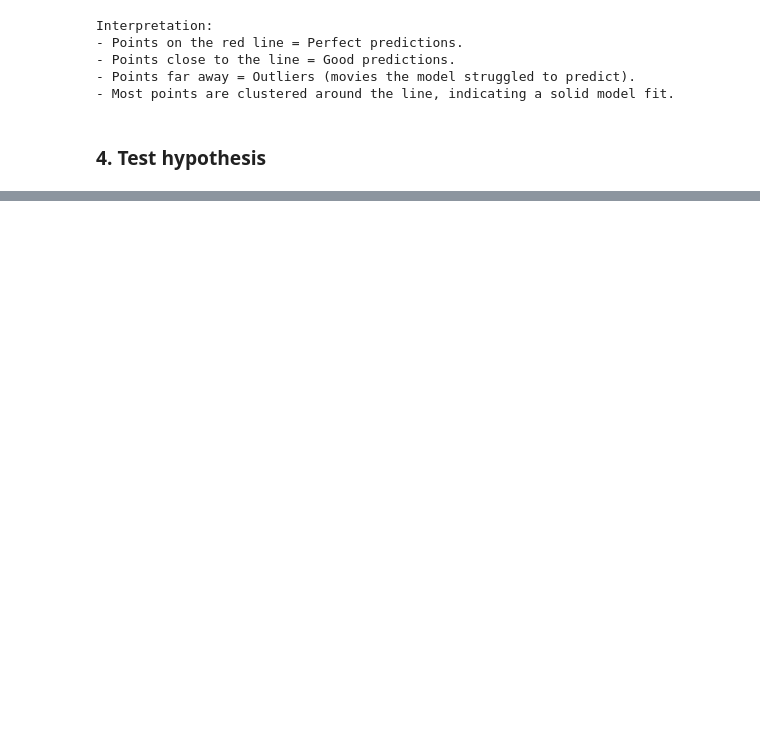
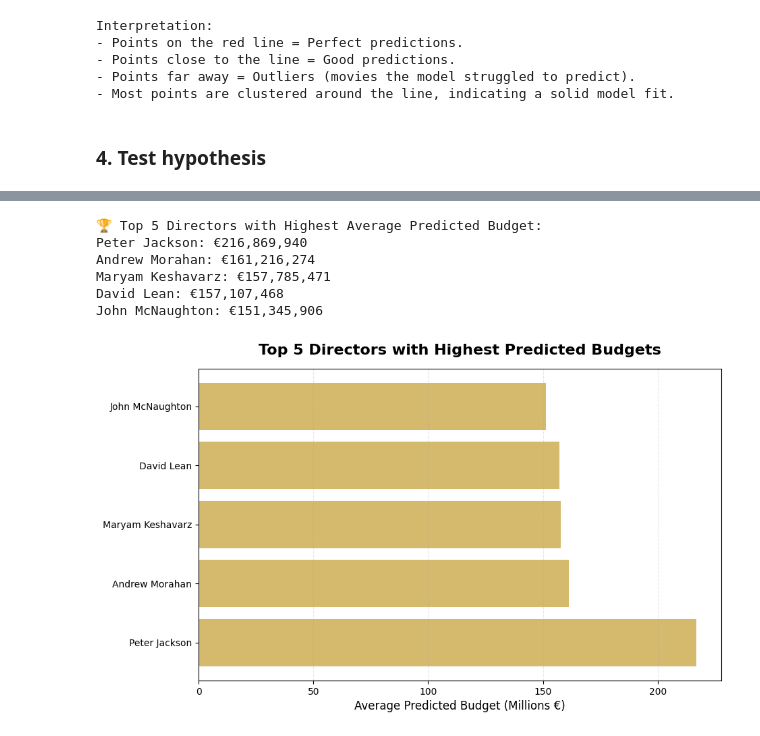
Before and after one commit to franciscandradegit/New-Block-Buster, a Jupyter notebook: notebooks/H2_model_training.ipynb, the cells around one changed output, grey strips where cells are left out. Cells and saved outputs as stored; diff of their text form; code cells hidden in the pictures; blank space fills up the shorter version.

```diff
--- a/notebooks/H2_model_training.ipynb
+++ b/notebooks/H2_model_training.ipynb
@@ -555,0 +563,80 @@ The data confirms that studios do not allocate budgets randomly. They explicitly
+# %%
+# 1. Load Config
+with open("../config.yaml", "r") as file:
+    config = yaml.safe_load(file)
+
+# 2. Load Raw Data (for Director Names and IDs)
+raw_df = pd.read_csv(config["input_data"]["file1"])
+# Create a map: director_label -> director_name
+# We need to replicate the LabelEncoder logic.
+# The encoder sorts unique directors alphabetically.
+unique_directors = raw_df['director'].dropna().sort_values().unique()
+label_to_name = {label: name for label, name in enumerate(unique_directors)}
+
+# 3. Load the UNSCALED X_test to get the director_label back
+# You saved this as file8 in your config
+path_x_test = config["output_data"]["file8"]
+X_test_raw = pd.read_csv(path_x_test, index_col=0) # Restore index if saved
+
+# Check if 'director_label' is in this file
+if 'director_label' in X_test_raw.columns:
+    # Get the labels
+    test_labels = X_test_raw['director_label']
+
+    # Map labels to names
+    test_director_names = test_labels.map(label_to_name)
+
+    # 4. Get Predictions (from the scaled model)
+    # We assume X_test_scaled is still in memory and rows correspond to X_test_raw
+    y_pred_log = best_model.predict(X_test_scaled)
+
+    # 5. Create DataFrame
+    results_df = pd.DataFrame({
+        'director': test_director_names,
+        'predicted_budget_euros': np.expm1(y_pred_log)
+    })
+
+    # 6. Group and Average
+    director_avg = results_df.groupby('director')['predicted_budget_euros'].mean().sort_values(ascending=False)
+
+    print("Top 5 Directors with Highest Average Predicted Budget:")
+    top_5 = director_avg.head(5)
+
+    for director, budget in top_5.items():
+        print(f"{director}: €{budget:,.0f}")
+
+else:
+    print("'director_label' not found in unscaled X_test. It might have been dropped.")
+    print("Columns in X_test:", X_test_raw.columns.tolist())
+# %% [output]
+🏆 Top 5 Directors with Highest Average Predicted Budget:
+Peter Jackson: €216,869,940
+Andrew Morahan: €161,216,274
+Maryam Keshavarz: €157,785,471
+David Lean: €157,107,468
+John McNaughton: €151,345,906
+# %%
+# 1. Prepare the data (from your previous result)
+# We already have 'director_avg' from the previous code block
+top_5 = director_avg.head(5)
+
+# Convert to Millions for easier reading on the chart
+top_5_millions = top_5 / 1_000_000
+
+# 2. Create the plot
+plt.figure(figsize=(10, 6))
+
+# Create a horizontal bar chart (easier to read names)
+# Using a gradient color map or a single strong color
+colors = sns.color_palette("viridis", len(top_5_millions))
+
+bars = plt.barh(top_5_millions.index, top_5_millions.values, color='#D5BA6D')
+
+# 3. Add labels and title
+plt.xlabel('Average Predicted Budget (Millions €)', fontsize=12)
+plt.title('Top 5 Directors with Highest Predicted Budgets', fontsize=16, fontweight='bold', pad=15)
+plt.grid(axis='x', alpha=0.3, linestyle='--')
+
+# 4. Add value labels on the bars for
+# %% [output]
+[figure, added]
```
Also changed, not shown: parts of 11 cells of this notebook, 5 other files.
